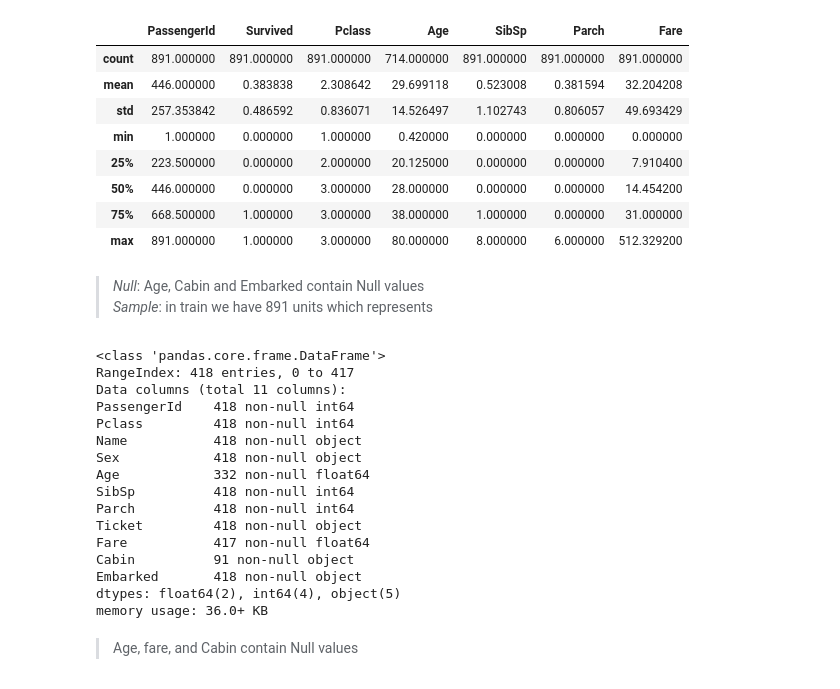
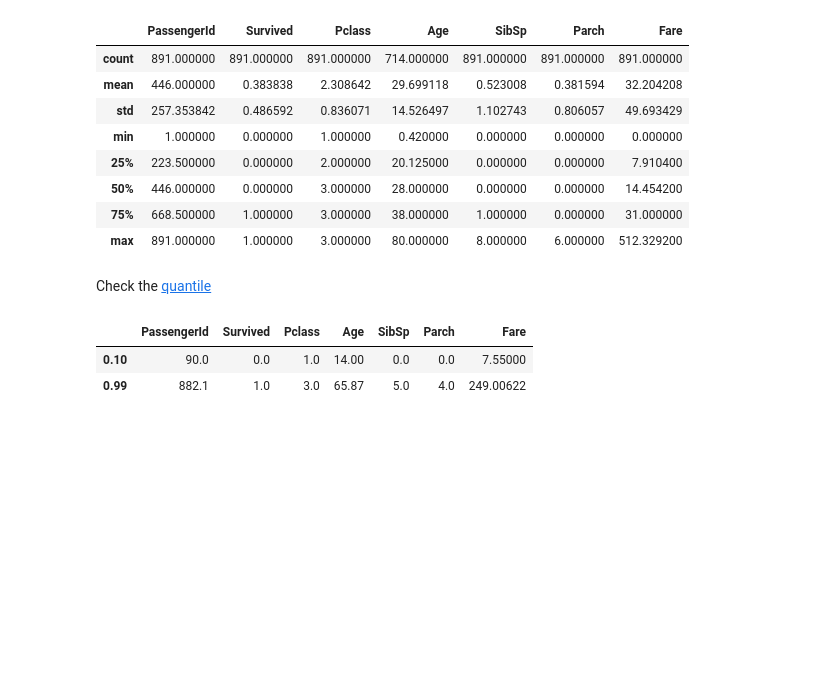
Before and after one commit to eagostinelli/Kaggle-Titanic, a Jupyter notebook: titanic-notebook.ipynb, the cells around one changed output. Drawn from its saved outputs; the diff is of its cells as text; code cells hidden in the pictures; blank space fills up the shorter version.

```diff
--- a/titanic-notebook.ipynb
+++ b/titanic-notebook.ipynb
@@ -177,27 +185,11 @@ ________________________________________
 | 50% | 446.000000 | 0.000000 | 3.000000 | 28.000000 | 0.000000 | 0.000000 | 14.454200 |
 | 75% | 668.500000 | 1.000000 | 3.000000 | 38.000000 | 1.000000 | 0.000000 | 31.000000 |
 | max | 891.000000 | 1.000000 | 3.000000 | 80.000000 | 8.000000 | 6.000000 | 512.329200 |
-# %% [markdown]
-> _Null_: Age, Cabin and Embarked contain Null values <br>
-> _Sample_: in train we have 891 units which represents
-# %%
-test.info()
-# %% [output]
-<class 'pandas.core.frame.DataFrame'>
-RangeIndex: 418 entries, 0 to 417
-Data columns (total 11 columns):
-PassengerId    418 non-null int64
-Pclass         418 non-null int64
-Name           418 non-null object
-Sex            418 non-null object
-Age            332 non-null float64
-SibSp          418 non-null int64
-Parch          418 non-null int64
-Ticket         418 non-null object
-Fare           417 non-null float64
-Cabin          91 non-null object
-Embarked       418 non-null object
-dtypes: float64(2), int64(4), object(5)
-memory usage: 36.0+ KB
-# %% [markdown]
-> Age, fare, and Cabin contain Null values
+# %% [markdown]
+Check the [quantile](https://pandas.pydata.org/pandas-docs/stable/generated/pandas.DataFrame.quantile.html)
+# %%
+train.quantile([.1,.99]) # check only particular percentile
+# %% [output]
+|  | PassengerId | Survived | Pclass | Age | SibSp | Parch | Fare |
+| 0.10 | 90.0 | 0.0 | 1.0 | 14.00 | 0.0 | 0.0 | 7.55000 |
+| 0.99 | 882.1 | 1.0 | 3.0 | 65.87 | 5.0 | 4.0 | 249.00622 |
```
Also changed, not shown: parts of 17 cells of this notebook, 3 other files.
